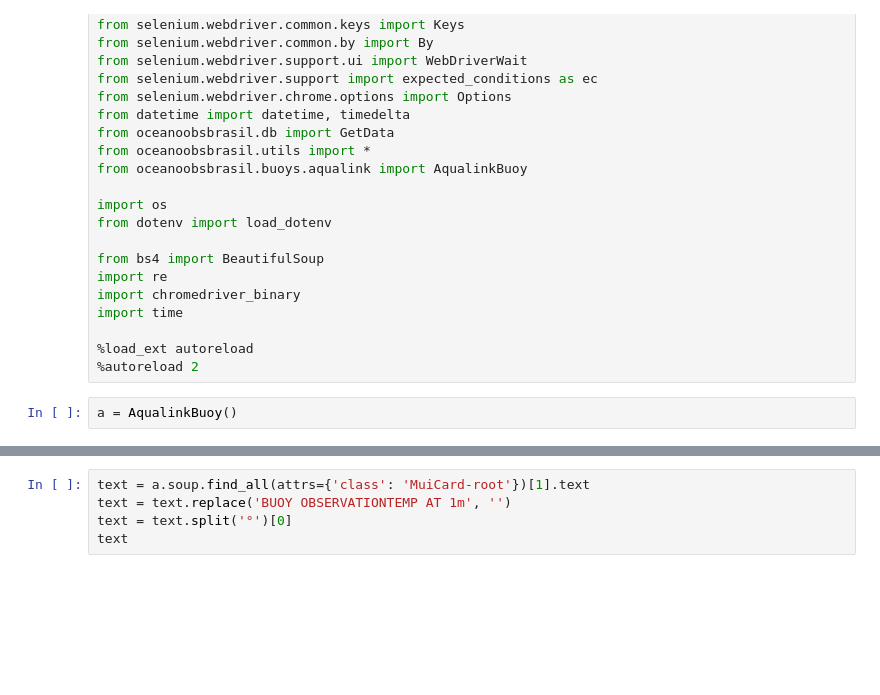
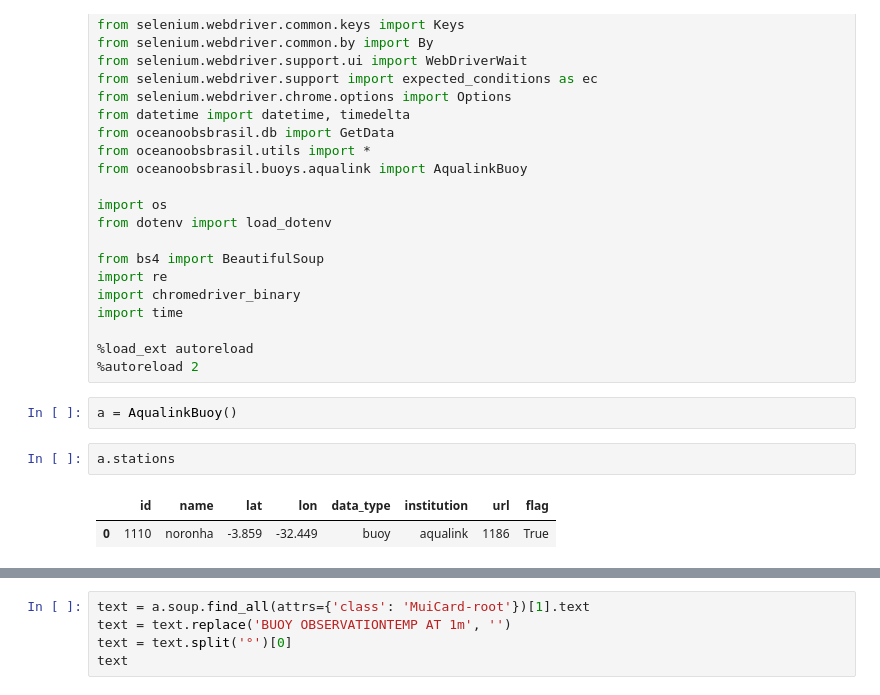
Before and after one commit to soutobias/oceanoobsbrasil, a Jupyter notebook: notebooks/aqualink_buoy.ipynb, the cells around one changed output, grey strips where cells are left out. Saved outputs shown, nothing was run; the diff lists cells and outputs as text; blank space fills up the shorter version.

```diff
--- a/notebooks/aqualink_buoy.ipynb
+++ b/notebooks/aqualink_buoy.ipynb
@@ -25,6 +25,11 @@ import time
 %autoreload 2
 # %%
 a = AqualinkBuoy()
+# %%
+a.stations
+# %% [output]
+|  | id | name | lat | lon | data_type | institution | url | flag |
+| 0 | 1110 | noronha | -3.859 | -32.449 | buoy | aqualink | 1186 | True |
 # %%
 a.get()
 # %% [output]
```
Also changed, not shown: parts of 1 cell of this notebook, 7 other files.
